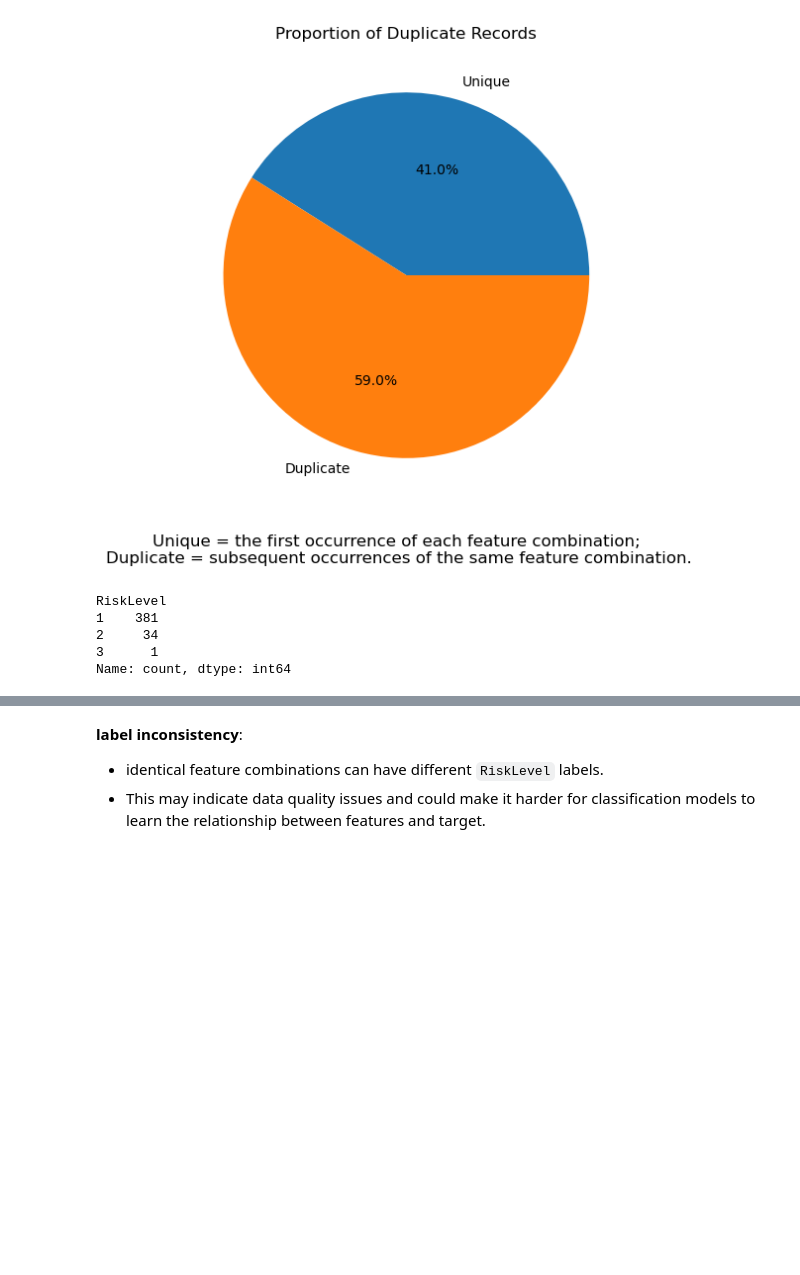
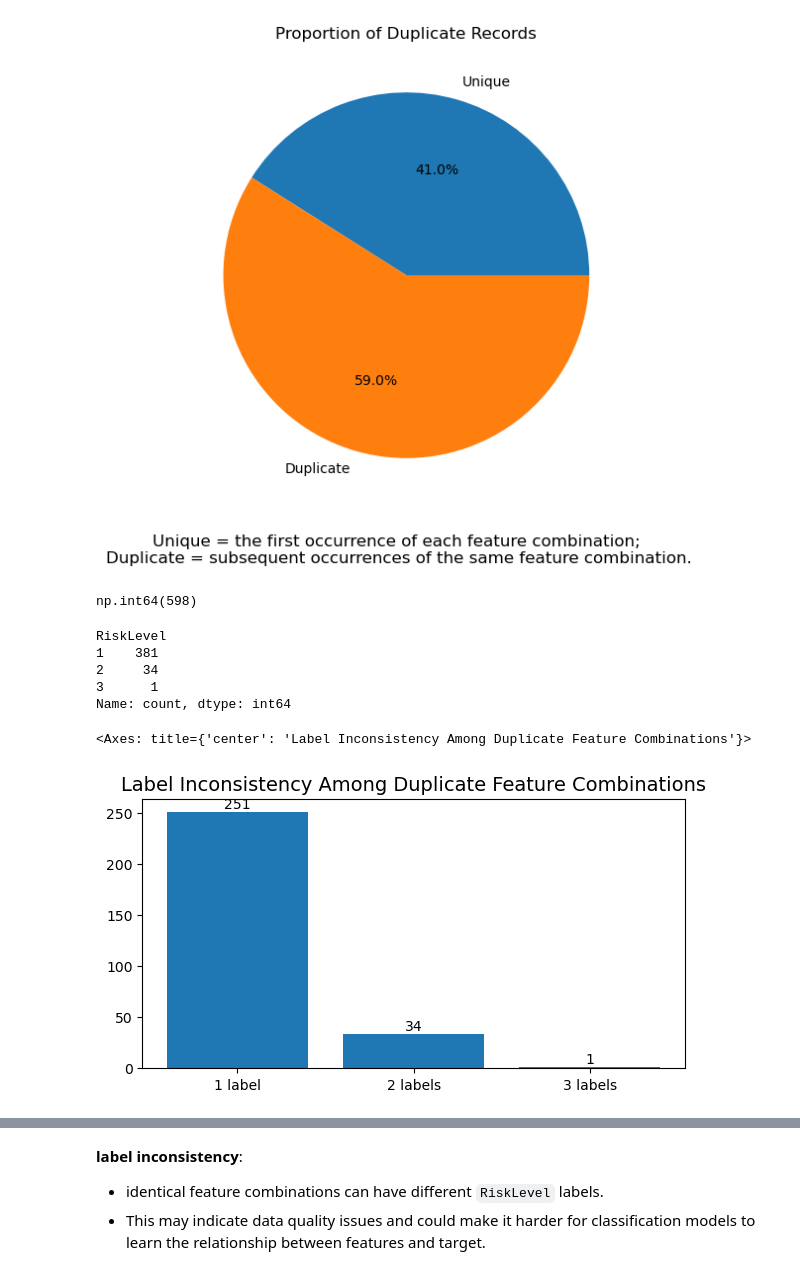
Before and after one commit to BingerLiang77/maternal_risk, a Jupyter notebook: data_preprocessing.ipynb, the cells around one changed output, grey strips where cells are left out. Drawn from its saved outputs; the diff is of its cells as text; code cells hidden in the pictures; blank space fills up the shorter version.

```diff
--- a/data_preprocessing.ipynb
+++ b/data_preprocessing.ipynb
@@ -104,6 +114,11 @@ plt.title("Proportion of Duplicate Records")
 plt.show()
 # %% [output]
 [figure]
+# %%
+duplicate_count = df.duplicated(subset=features).sum()
+duplicate_count
+# %% [output]
+np.int64(598)
 # %%
 df.groupby(list(features))["RiskLevel"].nunique().value_counts()
 # %% [output]
@@ -112,3 +127,41 @@ RiskLevel
 2     34
 3      1
 Name: count, dtype: int64
+# %%
+import matplotlib.pyplot as plt
+
+# Keep all rows belonging to duplicated feature combinations
+duplicate_df = df[df.duplicated(subset=list(features), keep=False)]
+
+# Count distinct RiskLevel labels for each feature combination
+grouped = duplicate_df.groupby(
+    list(features),
+    dropna=False
+)['RiskLevel'].nunique()
+
+# Count combinations with 1, 2, or 3 distinct labels
+label_counts = grouped.value_counts().reindex([1, 2, 3], fill_value=0)
+
+# Plot
+fig, ax = plt.subplots(figsize=(7, 3.5))
+
+bars = ax.bar(
+    ['1 label', '2 labels', '3 labels'],
+    label_counts.values
+)
+
+for bar, count in zip(bars, label_counts.values):
+    ax.text(
+        bar.get_x() + bar.get_width() / 2,
+        bar.get_height() + 0.5,
+        str(count),
+        ha='center',
+        va='bottom',
+        fontsize=10
+    )
+ax.set_title('Label Inconsistency Among Duplicate Feature Combinations', fontsize=14)
+
+ax
+# %% [output]
+<Axes: title={'center': 'Label Inconsistency Among Duplicate Feature Combinations'}>
+[figure, added]
```
Also changed, not shown: parts of 24 cells of this notebook, 8 other files.
